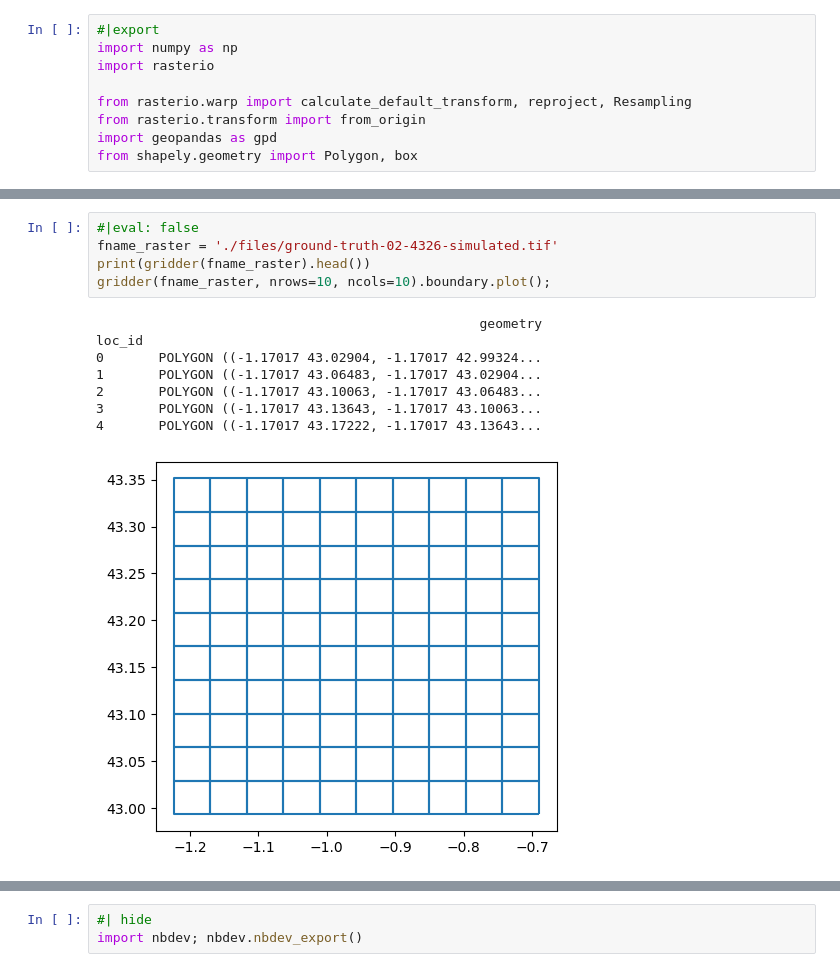
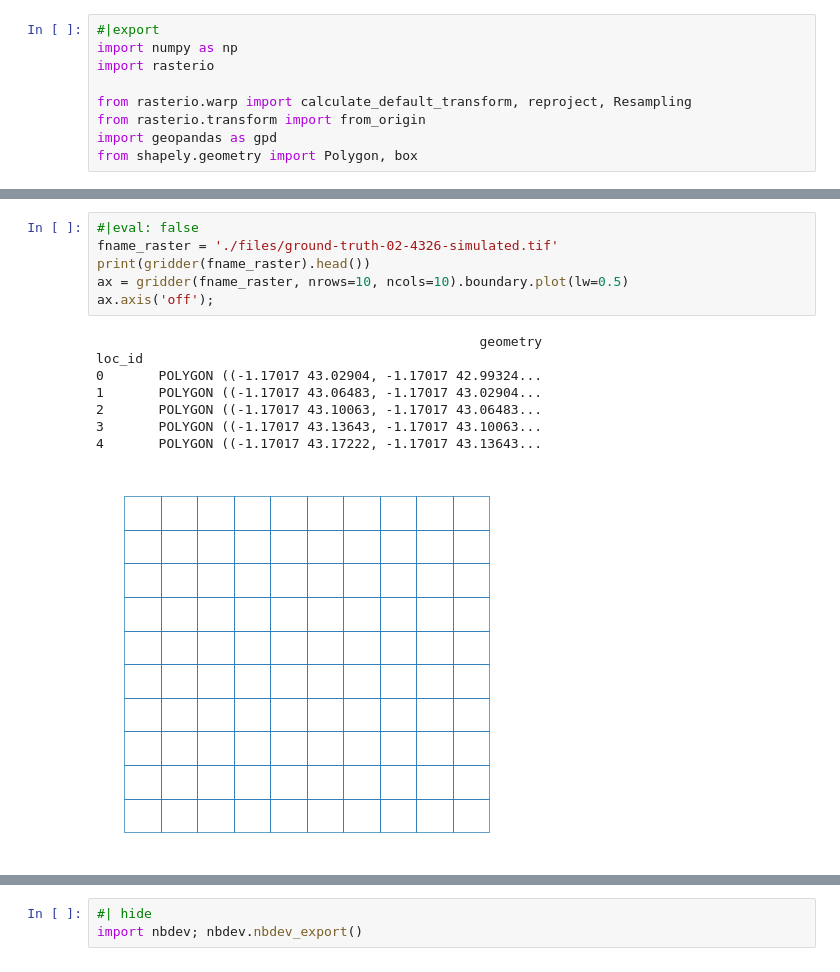
Before and after one commit to franckalbinet/trufl, a Jupyter notebook: nbs/03_utils.ipynb, the cells around one changed output, grey strips where cells are left out. Cells and saved outputs as stored; diff of their text form.

```diff
--- a/nbs/03_utils.ipynb
+++ b/nbs/03_utils.ipynb
@@ -92,15 +92,16 @@ def gridder(
 # %%
 #|eval: false
 fname_raster = './files/ground-truth-02-4326-simulated.tif'
 print(gridder(fname_raster).head())
-gridder(fname_raster, nrows=10, ncols=10).boundary.plot();
+ax = gridder(fname_raster, nrows=10, ncols=10).boundary.plot(lw=0.5)
+ax.axis('off');
 # %% [output]
                                                  geometry
 loc_id
 0       POLYGON ((-1.17017 43.02904, -1.17017 42.99324...
 1       POLYGON ((-1.17017 43.06483, -1.17017 43.02904...
 2       POLYGON ((-1.17017 43.10063, -1.17017 43.06483...
 3       POLYGON ((-1.17017 43.13643, -1.17017 43.10063...
 4       POLYGON ((-1.17017 43.17222, -1.17017 43.13643...
-[figure, old version]
+[figure, new version]
 # %%
```
Also changed, not shown: parts of 3 cells of this notebook, 13 other files.
